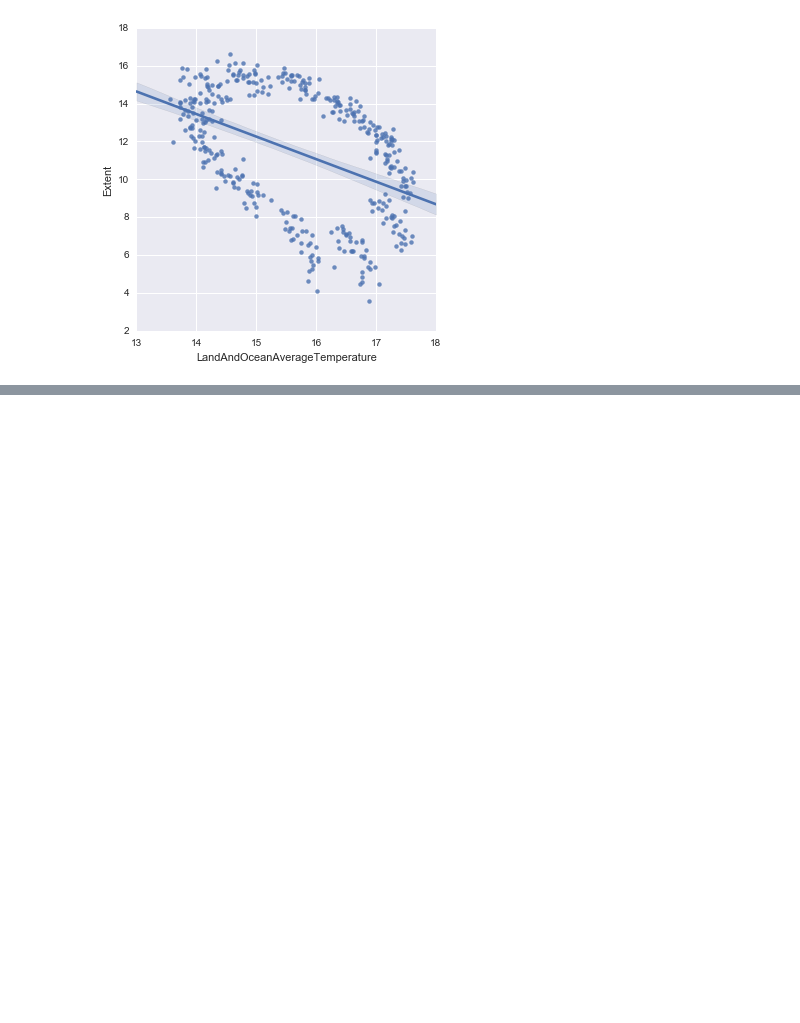
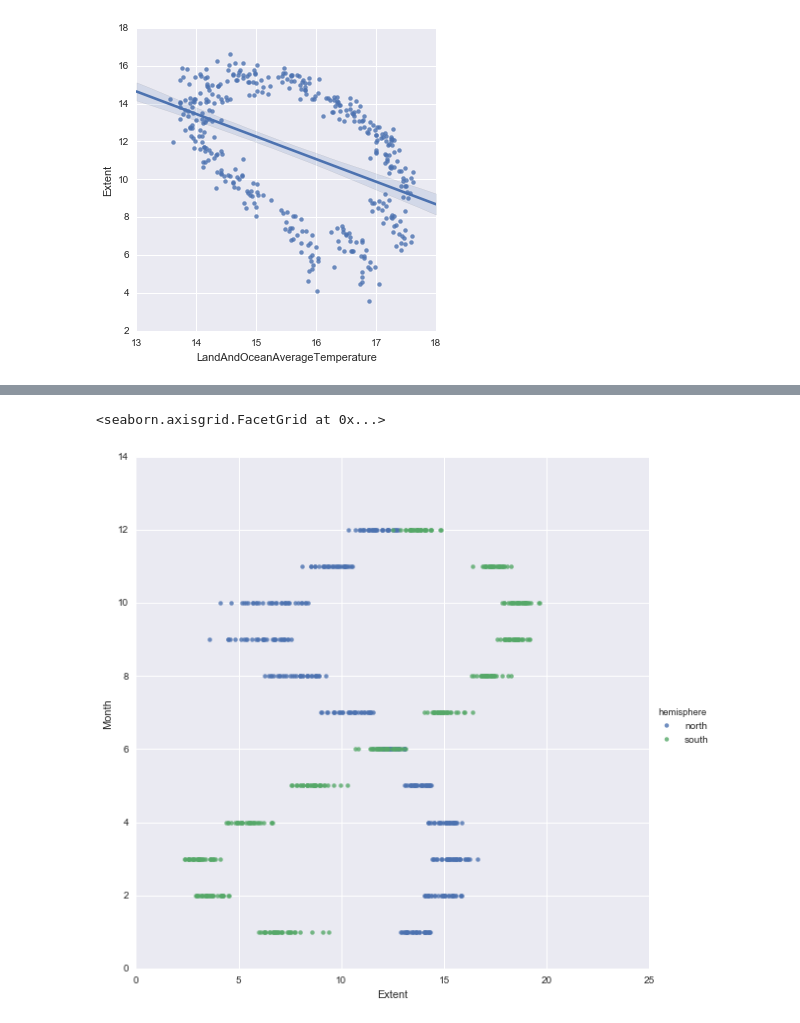
Before and after one commit to JustinRenneke/machine-learning-notebooks, a Jupyter notebook: Seaice/Seaice.ipynb, the cells around one changed output, grey strips where cells are left out. Cells and saved outputs as stored; diff of their text form; code cells hidden in the pictures; blank space fills up the shorter version.

```diff
--- a/Seaice/Seaice.ipynb
+++ b/Seaice/Seaice.ipynb
@@ -182,0 +208,5 @@ sns.lmplot('LandAndOceanAverageTemperature', 'Extent', data=north, fit_reg=True)
+# %%
+sns.lmplot('Extent', 'Month', data=temp, fit_reg=False, hue='hemisphere', size=8)
+# %% [output]
+<seaborn.axisgrid.FacetGrid at 0x...>
+[figure, added]
```
Also changed, not shown: parts of 35 cells of this notebook.
